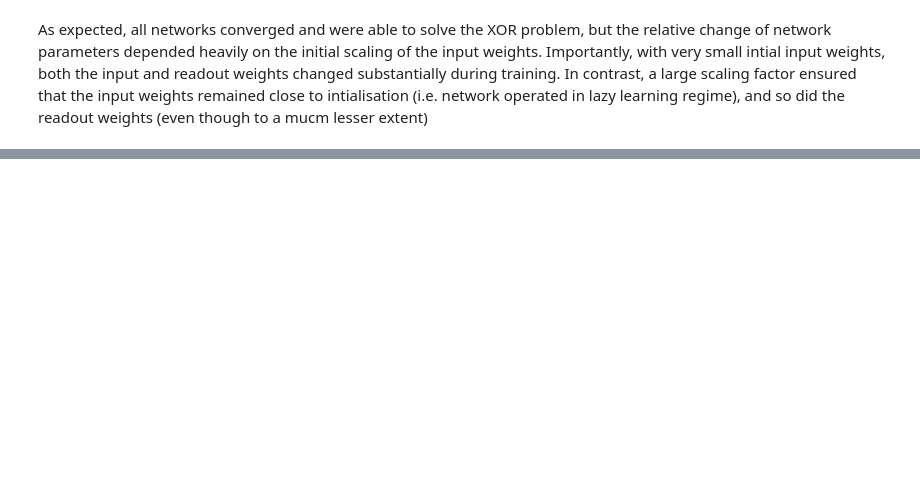
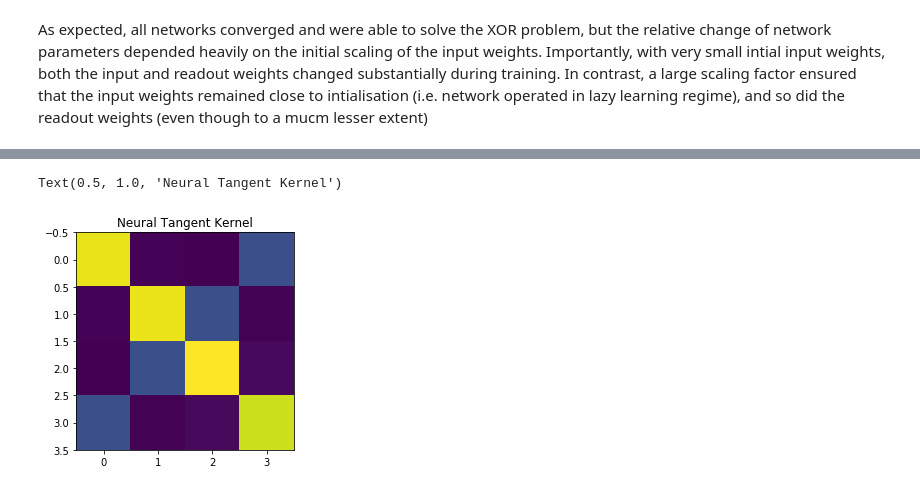
Before and after one commit to TimoFlesch/NeuralTangentKernel, a Jupyter notebook: notes.ipynb, the cells around one changed output, grey strips where cells are left out. Saved outputs shown, nothing was run; the diff lists cells and outputs as text; code cells hidden in the pictures; blank space fills up the shorter version.

```diff
--- a/notes.ipynb
+++ b/notes.ipynb
@@ -474,0 +485,48 @@ we begin with collecting the partial derivatives and setting up the gradient of
+# %%
+# define a few parameters
+n_in = 2
+n_hidden = 500
+n_out = 1
+scale_w1 = 0.5# 1/np.sqrt(2)
+scale_w2 = 1/n_hidden
+# init weights:
+w_hx = scale_w1*np.random.randn(n_hidden,n_in)
+w_yh = scale_w2*np.random.randn(n_out,n_hidden)
+
+# store init weights
+w_hx_0 = w_hx
+w_yh_0 = w_yh
+
+# cycle through datapoints and collect gradients
+all_gradients = np.empty((n_hidden*(n_in+n_out),x.shape[1]))
+for ii in range(x.shape[1]):
+    xi = x[:,ii].reshape(2,1)
+    yi = y[0][ii].reshape(1,1)
+
+    # forward pass
+    h_in = w_hx.dot(xi)
+    h_out = relu(h_in)
+    y_ = w_yh.dot(h_out)
+    l = loss(yi,y_)
+    # partial derivatives
+    dl_dy = deriv_loss(y_,yi)
+    dy_dh = w_yh
+    dy_dw = h_out
+    dho_dhi = deriv_relu(h_in)
+    dhi_dw = xi
+    # chain rule fun:
+    dl_dwyh = dl_dy.dot(dy_dw.T)
+    dl_dwhx = (dl_dy.T.dot(dy_dh)*dho_dhi.T).T.dot(dhi_dw.T)
+    # add to collection
+    grad_vect = np.concatenate((dl_dwyh.flatten(),dl_dwhx.flatten()))
+    all_gradients[:,ii] = grad_vect
+# compute the NTK (dot product of gradients)
+H = np.dot(all_gradients.T,all_gradients)
+
+# plot the ntk
+plt.figure()
+plt.imshow(H)
+plt.title('Neural Tangent Kernel')
+# %% [output]
+Text(0.5, 1.0, 'Neural Tangent Kernel')
+[figure, added]
```
Also changed, not shown: parts of 12 cells of this notebook.
